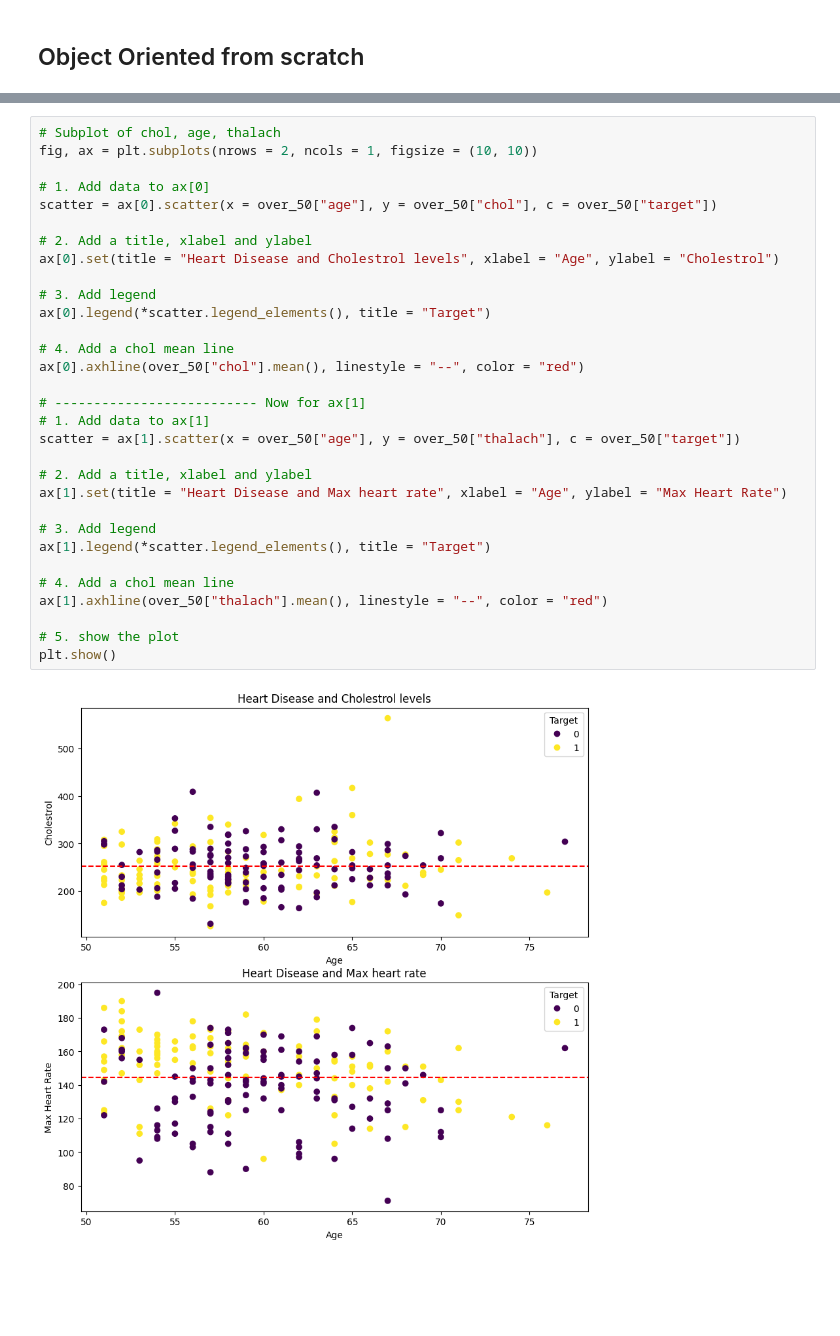
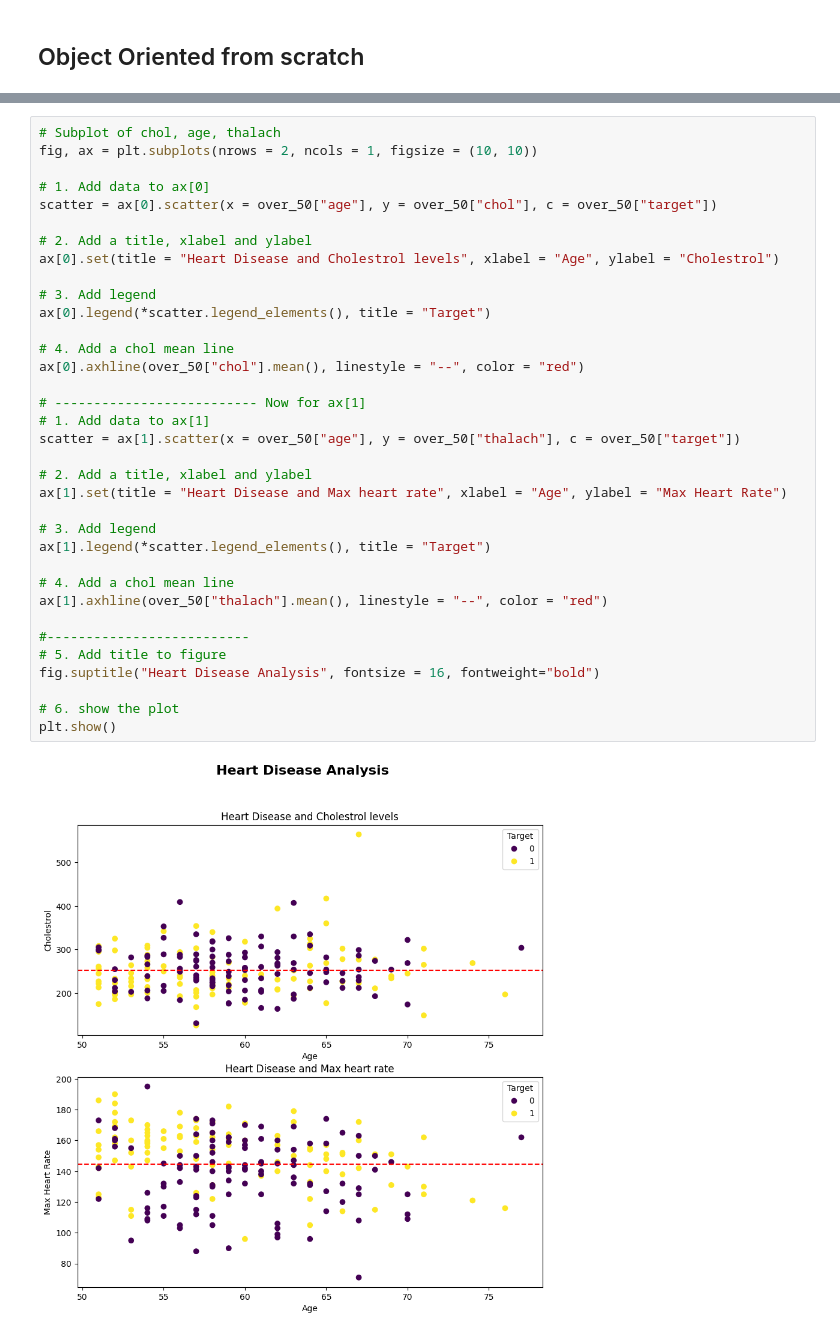
Before and after one commit to RASIUT/ML, a Jupyter notebook: MatplotLib.ipynb, the cells around one changed output, grey strips where cells are left out. Cells and saved outputs as stored; diff of their text form; blank space fills up the shorter version.

```diff
--- a/MatplotLib.ipynb
+++ b/MatplotLib.ipynb
@@ -458,32 +458,36 @@ plt.show()
 # Subplot of chol, age, thalach
 fig, ax = plt.subplots(nrows = 2, ncols = 1, figsize = (10, 10))
 
 # 1. Add data to ax[0]
 scatter = ax[0].scatter(x = over_50["age"], y = over_50["chol"], c = over_50["target"])
 
 # 2. Add a title, xlabel and ylabel
 ax[0].set(title = "Heart Disease and Cholestrol levels", xlabel = "Age", ylabel = "Cholestrol")
 
 # 3. Add legend
 ax[0].legend(*scatter.legend_elements(), title = "Target")
 
 # 4. Add a chol mean line
 ax[0].axhline(over_50["chol"].mean(), linestyle = "--", color = "red")
 
 # -------------------------- Now for ax[1]
 # 1. Add data to ax[1]
 scatter = ax[1].scatter(x = over_50["age"], y = over_50["thalach"], c = over_50["target"])
 
 # 2. Add a title, xlabel and ylabel
 ax[1].set(title = "Heart Disease and Max heart rate", xlabel = "Age", ylabel = "Max Heart Rate")
 
 # 3. Add legend
 ax[1].legend(*scatter.legend_elements(), title = "Target")
 
 # 4. Add a chol mean line
 ax[1].axhline(over_50["thalach"].mean(), linestyle = "--", color = "red")
 
-# 5. show the plot
+#--------------------------
+# 5. Add title to figure
+fig.suptitle("Heart Disease Analysis", fontsize = 16, fontweight="bold")
+
+# 6. show the plot
 plt.show()
 # %% [output]
-[figure, old version]
+[figure, new version]
```
Also changed, not shown: parts of 15 cells of this notebook.
